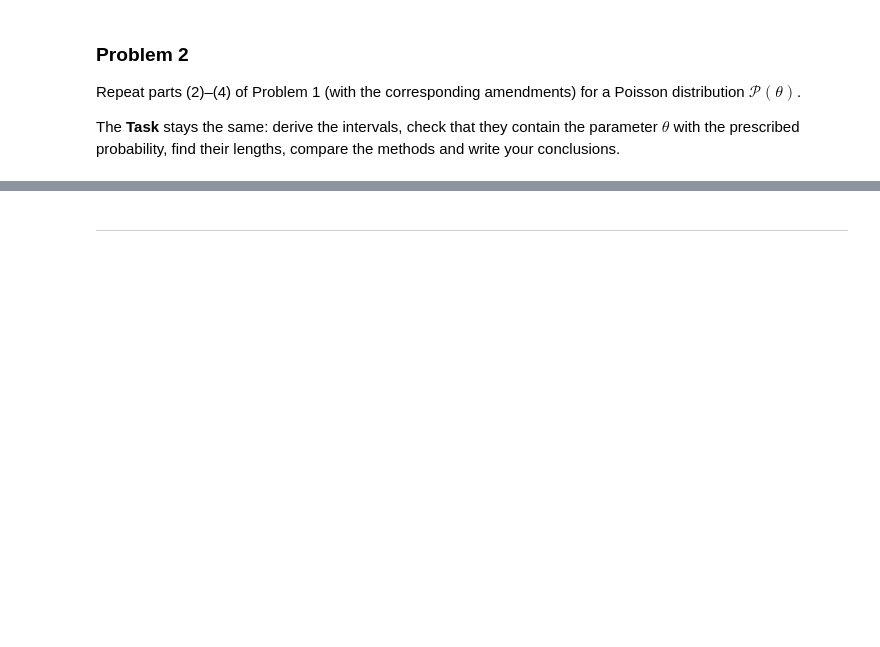
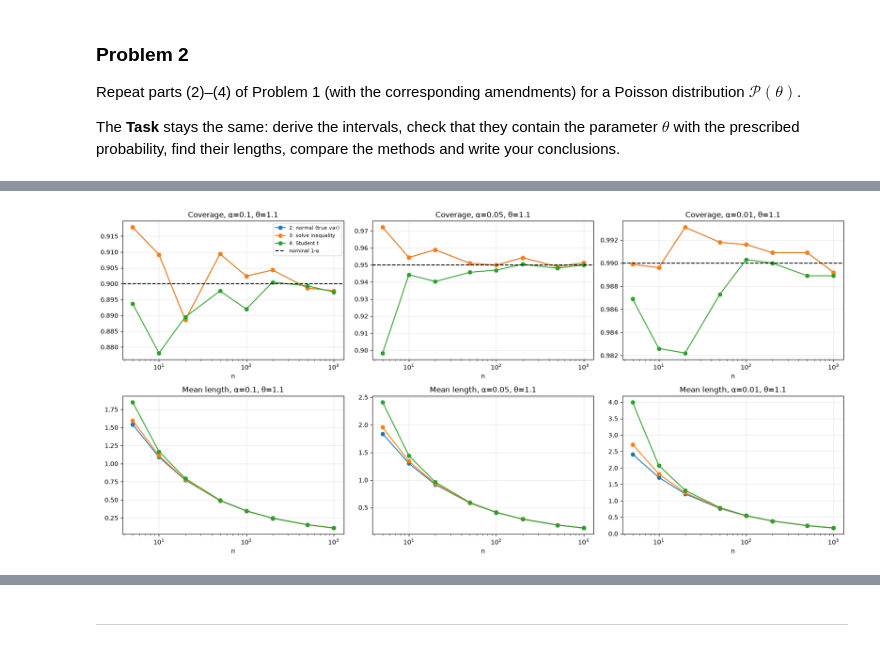
Before and after one commit to voskalo/Lab_3_Voskalo_Parkhomenko_Liubenchyk, a Jupyter notebook: team_x_lab3_template.ipynb, the cells around one changed output, grey strips where cells are left out. Cells and saved outputs as stored; diff of their text form; code cells hidden in the pictures; blank space fills up the shorter version.

```diff
--- a/team_x_lab3_template.ipynb
+++ b/team_x_lab3_template.ipynb
@@ -25,10 +25,11 @@
 # %%
 import numpy as np
 import matplotlib.pyplot as plt
+import pandas as pd
 from scipy import stats
 # All your other imports go here
 
-ID = ...  # TODO: put your team id number here
+ID = 11  # TODO: put your team id number here
 
 # Fix the seed once, at the beginning of the notebook, to make all results reproducible.
 # Draw all random numbers with np.random functions (e.g. np.random.exponential(scale=theta, size=(n, m)))
@@ -94,2 +111,93 @@ _Your derivations and discussion here._
 # %%
-# Your code here
+THETA = ID / 10                      # 1.1
+ALPHAS = [0.1, 0.05, 0.01]
+NS = [5, 10, 20, 50, 100, 200, 500, 1000]
+M = 10000
+METHODS = ["2: normal (true var)", "3: solve inequality", "4: Student t"]
+
+def poisson_intervals(x, theta, alpha):
+    """x: array (m, n) of Poisson samples. Returns {method: (lo, hi)} with arrays of length m."""
+    m, n = x.shape
+    beta = 1 - alpha / 2
+    z = stats.norm.ppf(beta)
+    t = stats.t.ppf(beta, df=n - 1)
+    xbar = x.mean(axis=1)
+    s = x.std(axis=1, ddof=1)
+
+    # Method 2: uses the true theta in the variance
+    h2 = z * np.sqrt(theta / n)
+    # Method 3: roots of the quadratic inequality
+    centre3 = xbar + z**2 / (2 * n)
+    h3 = z * np.sqrt(xbar / n + z**2 / (4 * n**2))
+    # Method 4: Student t with sample std
+    h4 = t * s / np.sqrt(n)
+
+    return {
+        METHODS[0]: (xbar - h2, xbar + h2),
+        METHODS[1]: (centre3 - h3, centre3 + h3),
+        METHODS[2]: (xbar - h4, xbar + h4),
+    }
+
+def simulate(theta, ns, alphas, m):
+    rows = []
+    for n in ns:
+        x = np.random.poisson(lam=theta, size=(m, n))
+        for a in alphas:
+            for meth, (lo, hi) in poisson_intervals(x, theta, a).items():
+                rows.append({
+                    "theta": theta, "n": n, "m": m, "alpha": a, "method": meth,
+                    "coverage": np.mean((lo <= theta) & (theta <= hi)),
+                    "length": np.mean(hi - lo),
+                })
+    return pd.DataFrame(rows)
+
+# Main experiment: theta = ID/10
+df_main = simulate(THETA, NS, ALPHAS, M)
+
+for a in ALPHAS:
+    print(f"\n=== alpha = {a}  (nominal confidence {1-a}) ===")
+    print(df_main[df_main.alpha == a]
+          .pivot(index="n", columns="method", values="coverage").round(4))
+    print("--- mean length ---")
+    print(df_main[df_main.alpha == a]
+          .pivot(index="n", columns="method", values="length").round(4))
+
+# Plots: coverage and length vs n
+fig, axes = plt.subplots(2, 3, figsize=(17, 8))
+for j, a in enumerate(ALPHAS):
+    sub = df_main[df_main.alpha == a]
+    for meth in METHODS:
+        d = sub[sub.method == meth]
+        axes[0, j].plot(d.n, d.coverage, marker="o", label=meth)
+        axes[1, j].plot(d.n, d.length, marker="o", label=meth)
+    axes[0, j].axhline(1 - a, color="k", ls="--", label="nominal 1-α")
+    axes[0, j].set_title(f"Coverage, α={a}, θ={THETA}")
+    axes[1, j].set_title(f"Mean length, α={a}, θ={THETA}")
+    for i in range(2):
+        axes[i, j].set_xscale("log"); axes[i, j].set_xlabel("n"); axes[i, j].grid(alpha=.3)
+axes[0, 0].legend(fontsize=8)
+plt.tight_layout(); plt.show()
+
+# Effect of m (fixed n = 50, alpha = 0.05)
+rows = []
+for m in [100, 1000, 10000, 100000]:
+    d = simulate(THETA, [50], [0.05], m)
+    rows.append(d)
+df_m = pd.concat(rows)
+print("\n=== Effect of m (n=50, alpha=0.05) ===")
+print(df_m.pivot(index="m", columns="method", values="coverage").round(4))
+
+# Effect of theta (alpha = 0.05)
+df_theta = pd.concat([simulate(th, NS, [0.05], M) for th in [THETA, 5, 20]])
+fig, axes = plt.subplots(1, 3, figsize=(17, 4))
+for ax, th in zip(axes, [THETA, 5, 20]):
+    sub = df_theta[df_theta.theta == th]
+    for meth in METHODS:
+        d = sub[sub.method == meth]
+        ax.plot(d.n, d.coverage, marker="o", label=meth)
+    ax.axhline(0.95, color="k", ls="--")
+    ax.set_xscale("log"); ax.set_title(f"Coverage, α=0.05, θ={th}")
+    ax.set_xlabel("n"); ax.grid(alpha=.3)
+axes[0].legend(fontsize=8)
+plt.tight_layout(); plt.show()
+# %% [output]
@@ -95,0 +221 @@ _Your derivations and discussion here._
+[figure, added]
```
Also changed, not shown: parts of 4 cells of this notebook.
